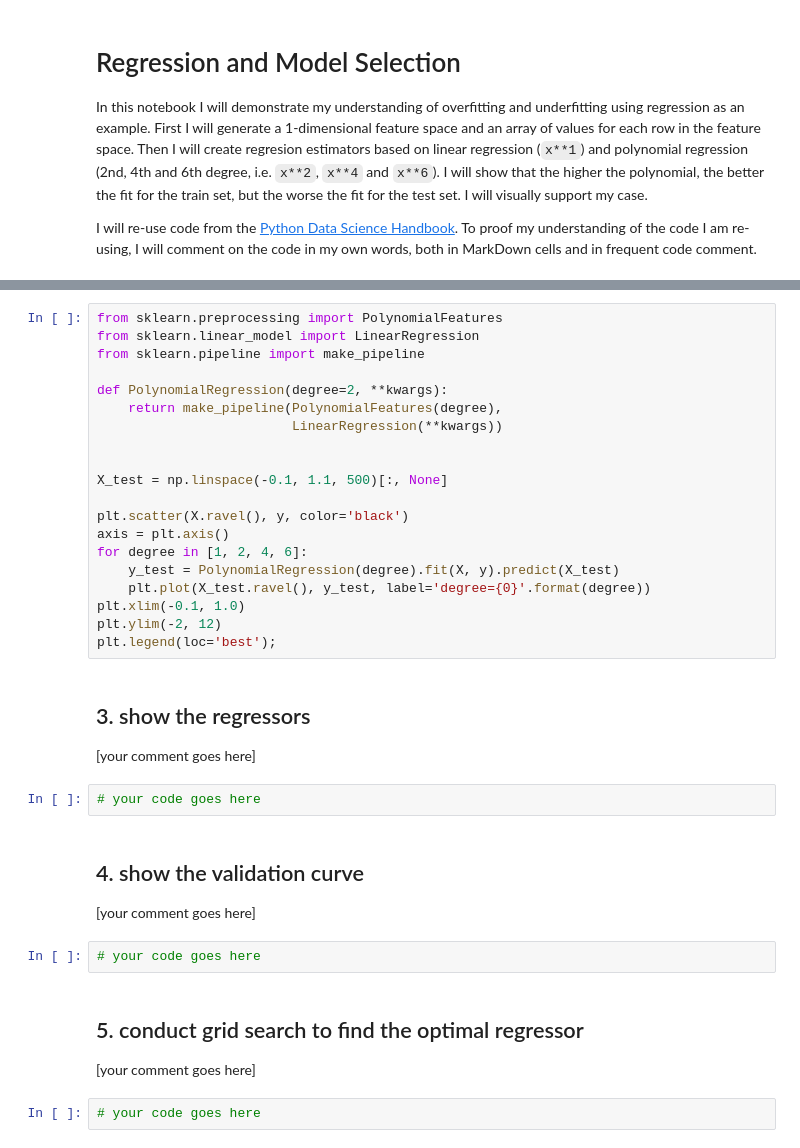
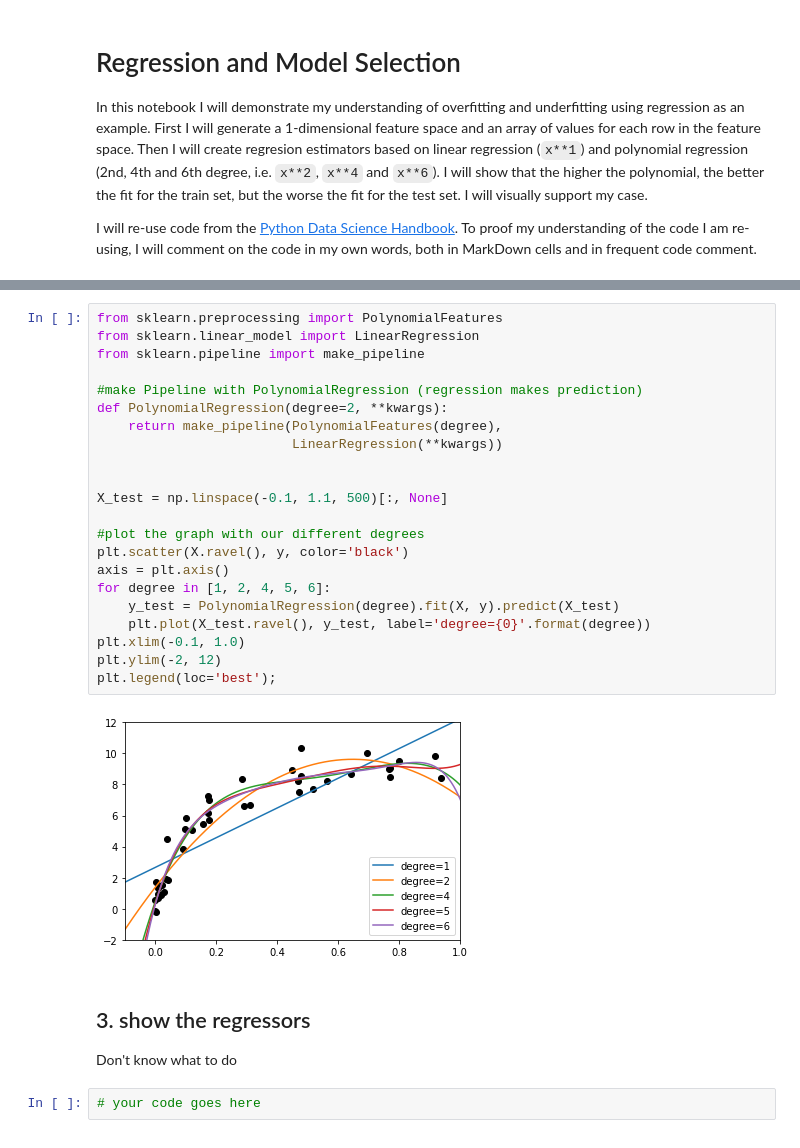
Before and after one commit to NiklasSchwerin/DataMining, a Jupyter notebook: Notebooks/mod6/DAMI-Mod6.ipynb, the cells around one changed output, grey strips where cells are left out. Cells and saved outputs as stored; diff of their text form.

```diff
--- a/Notebooks/mod6/DAMI-Mod6.ipynb
+++ b/Notebooks/mod6/DAMI-Mod6.ipynb
@@ -33,38 +35,30 @@ plt.scatter(X, y)#visualizes data points
 # %%
 from sklearn.preprocessing import PolynomialFeatures
 from sklearn.linear_model import LinearRegression
 from sklearn.pipeline import make_pipeline
 
+#make Pipeline with PolynomialRegression (regression makes prediction)
 def PolynomialRegression(degree=2, **kwargs):
     return make_pipeline(PolynomialFeatures(degree),
                          LinearRegression(**kwargs))
 
 
 X_test = np.linspace(-0.1, 1.1, 500)[:, None]
 
+#plot the graph with our different degrees
 plt.scatter(X.ravel(), y, color='black')
 axis = plt.axis()
-for degree in [1, 2, 4, 6]:
+for degree in [1, 2, 4, 5, 6]:
     y_test = PolynomialRegression(degree).fit(X, y).predict(X_test)
     plt.plot(X_test.ravel(), y_test, label='degree={0}'.format(degree))
 plt.xlim(-0.1, 1.0)
 plt.ylim(-2, 12)
 plt.legend(loc='best');
+# %% [output]
+[figure, added]
 # %% [markdown]
 ## 3. show the regressors
 
-[your comment goes here]
+Don't know what to do
 # %%
 # your code goes here
-# %% [markdown]
-## 4. show the validation curve
-
-[your comment goes here]
-# %%
-# your code goes here
-# %% [markdown]
-## 5. conduct grid search to find the optimal regressor
-
-[your comment goes here]
-# %%
-# your code goes here
```
Also changed, not shown: parts of 9 cells of this notebook.
